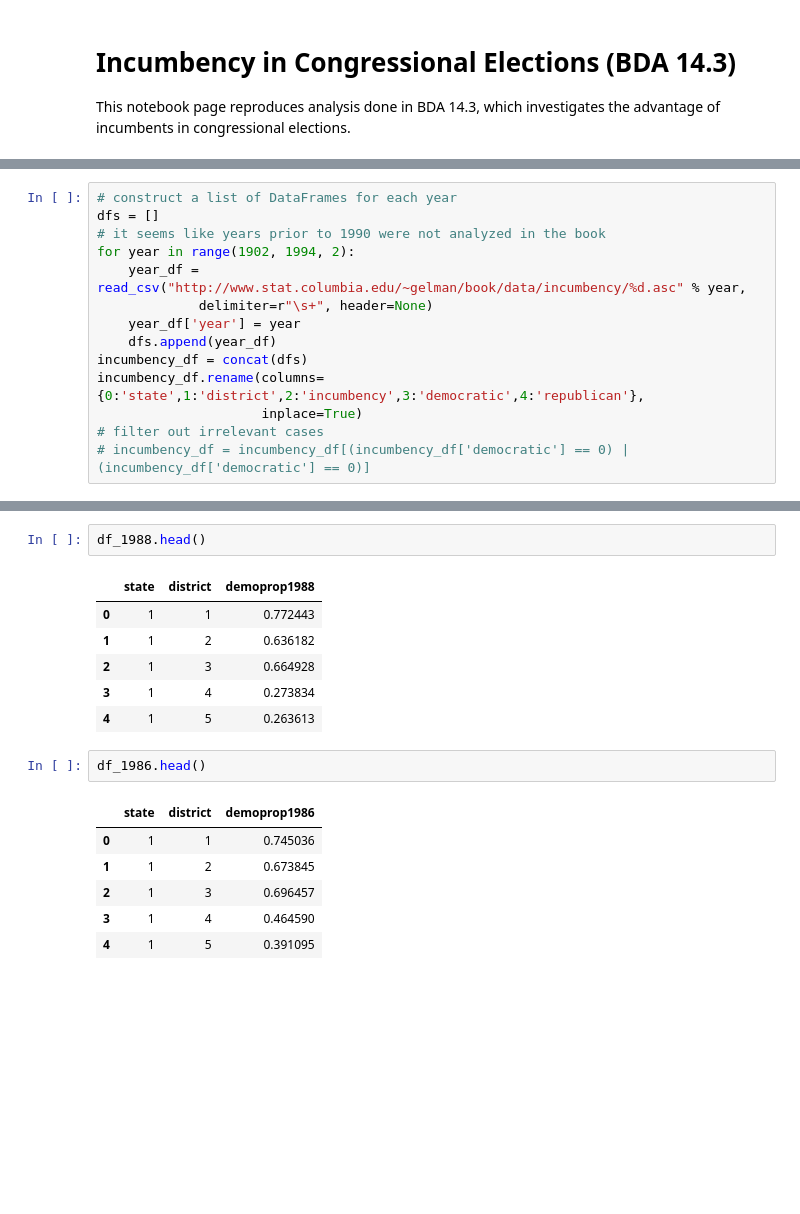
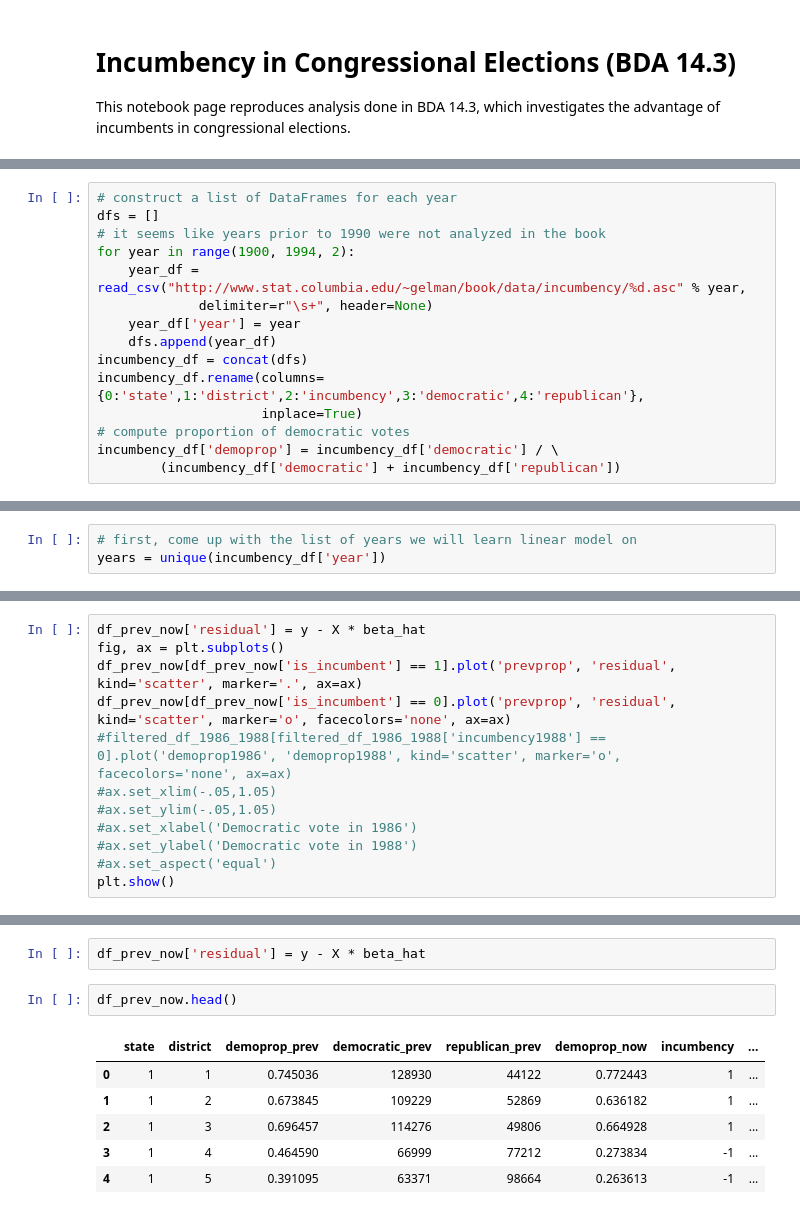
Before and after one commit to bikestra/bdapy, a Jupyter notebook: incumbency.ipynb, the cells around one changed output, grey strips where cells are left out. Cells and saved outputs as stored; diff of their text form; blank space fills up the shorter version.

```diff
--- a/incumbency.ipynb
+++ b/incumbency.ipynb
@@ -13,7 +13,7 @@ WARNING: pylab import has clobbered these variables: ['datetime', 'save', 'load'
 # construct a list of DataFrames for each year
 dfs = []
 # it seems like years prior to 1990 were not analyzed in the book
-for year in range(1902, 1994, 2):
+for year in range(1900, 1994, 2):
     year_df = read_csv("http://www.stat.columbia.edu/~gelman/book/data/incumbency/%d.asc" % year,
              delimiter=r"\s+", header=None)
     year_df['year'] = year
@@ -21,5 +21,6 @@ for year in range(1902, 1994, 2):
 incumbency_df = concat(dfs)
 incumbency_df.rename(columns={0:'state',1:'district',2:'incumbency',3:'democratic',4:'republican'},
                      inplace=True)
-# filter out irrelevant cases
-# incumbency_df = incumbency_df[(incumbency_df['democratic'] == 0) | (incumbency_df['democratic'] == 0)]
+# compute proportion of democratic votes
+incumbency_df['demoprop'] = incumbency_df['democratic'] / \
+        (incumbency_df['democratic'] + incumbency_df['republican'])
@@ -53,0 +91,3 @@ df_1986.join(on=['state','district'])
+# %%
+# first, come up with the list of years we will learn linear model on
+years = unique(incumbency_df['year'])
@@ -53,0 +136,12 @@ df_1986.join(on=['state','district'])
+# %%
+df_prev_now['residual'] = y - X * beta_hat
+fig, ax = plt.subplots()
+df_prev_now[df_prev_now['is_incumbent'] == 1].plot('prevprop', 'residual', kind='scatter', marker='.', ax=ax)
+df_prev_now[df_prev_now['is_incumbent'] == 0].plot('prevprop', 'residual', kind='scatter', marker='o', facecolors='none', ax=ax)
+#filtered_df_1986_1988[filtered_df_1986_1988['incumbency1988'] == 0].plot('demoprop1986', 'demoprop1988', kind='scatter', marker='o', facecolors='none', ax=ax)
+#ax.set_xlim(-.05,1.05)
+#ax.set_ylim(-.05,1.05)
+#ax.set_xlabel('Democratic vote in 1986')
+#ax.set_ylabel('Democratic vote in 1988')
+#ax.set_aspect('equal')
+plt.show()
@@ -54,18 +170,11 @@ df_1986.join(on=['state','district'])
+# %%
+df_prev_now['residual'] = y - X * beta_hat
 # %%
-df_1988.head()
+df_prev_now.head()
 # %% [output]
-|  | state | district | demoprop1988 |
-| 0 | 1 | 1 | 0.772443 |
-| 1 | 1 | 2 | 0.636182 |
-| 2 | 1 | 3 | 0.664928 |
-| 3 | 1 | 4 | 0.273834 |
-| 4 | 1 | 5 | 0.263613 |
+|  | state | district | demoprop_prev | democratic_prev | republican_prev | demoprop_now | incumbency | ... |
+| 0 | 1 | 1 | 0.745036 | 128930 | 44122 | 0.772443 | 1 | ... |
+| 1 | 1 | 2 | 0.673845 | 109229 | 52869 | 0.636182 | 1 | ... |
+| 2 | 1 | 3 | 0.696457 | 114276 | 49806 | 0.664928 | 1 | ... |
+| 3 | 1 | 4 | 0.464590 | 66999 | 77212 | 0.273834 | -1 | ... |
+| 4 | 1 | 5 | 0.391095 | 63371 | 98664 | 0.263613 | -1 | ... |
-# %%
-df_1986.head()
-# %% [output]
-|  | state | district | demoprop1986 |
-| 0 | 1 | 1 | 0.745036 |
-| 1 | 1 | 2 | 0.673845 |
-| 2 | 1 | 3 | 0.696457 |
-| 3 | 1 | 4 | 0.464590 |
-| 4 | 1 | 5 | 0.391095 |
```
Also changed, not shown: parts of 35 cells of this notebook, 1 other file.
